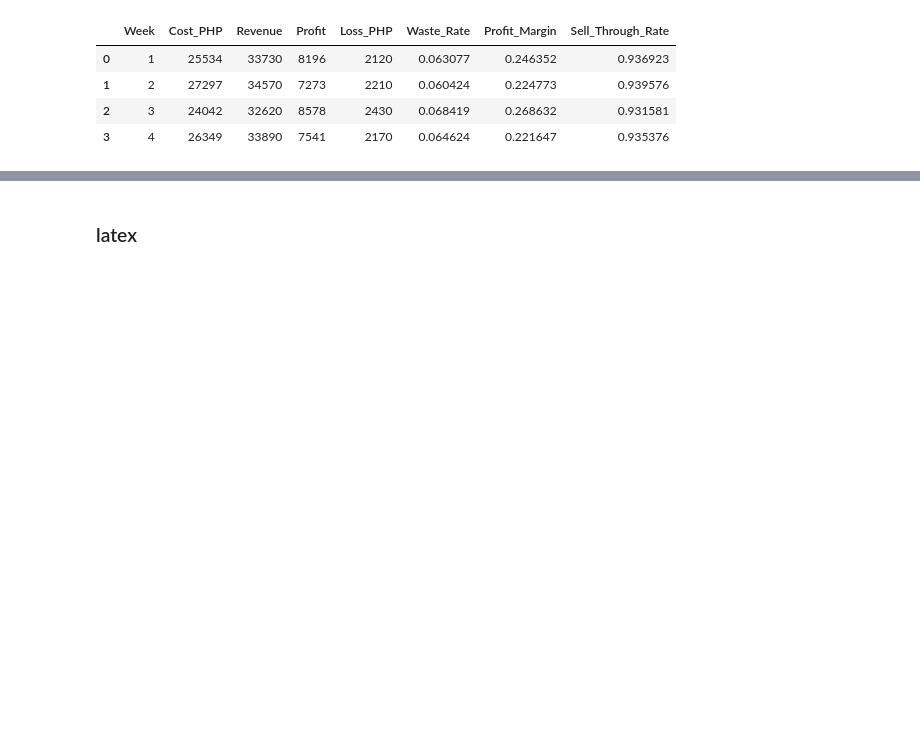
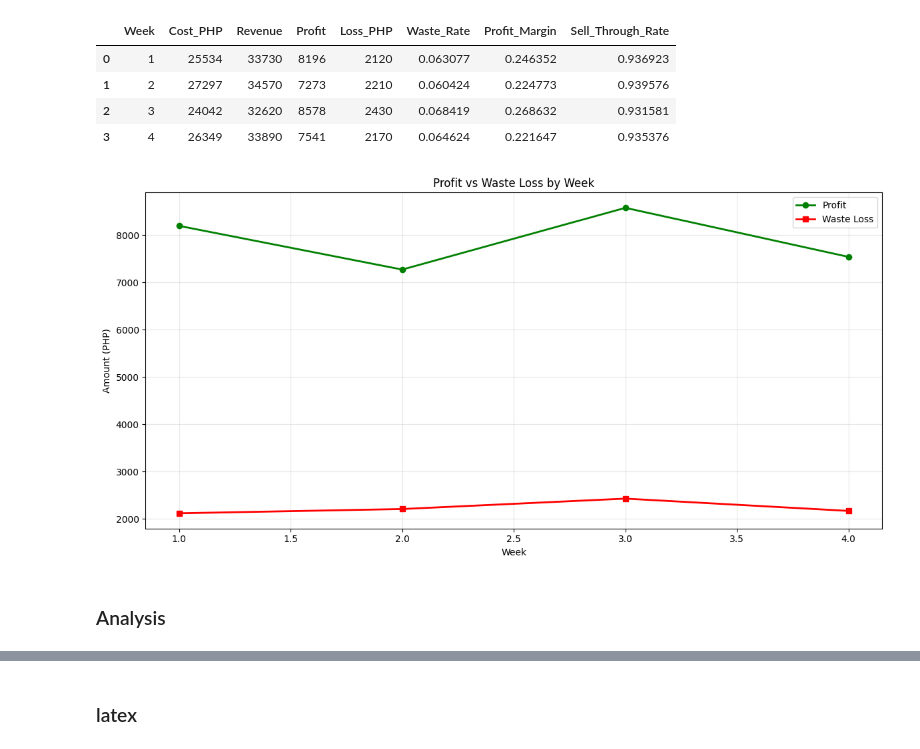
Before and after one commit to baldeoJV/CCDATS1L_PROJECT, a Jupyter notebook: datasci.ipynb, the cells around one changed output, grey strips where cells are left out. Cells and saved outputs as stored; diff of their text form; code cells hidden in the pictures; blank space fills up the shorter version.

```diff
--- a/datasci.ipynb
+++ b/datasci.ipynb
@@ -184,3 +232,20 @@ data.groupby('Week').agg(
 | 1 | 2 | 27297 | 34570 | 7273 | 2210 | 0.060424 | 0.224773 | 0.939576 |
 | 2 | 3 | 24042 | 32620 | 8578 | 2430 | 0.068419 | 0.268632 | 0.931581 |
 | 3 | 4 | 26349 | 33890 | 7541 | 2170 | 0.064624 | 0.221647 | 0.935376 |
+# %%
+fig, ax = plt.subplots(figsize=(12, 6))
+
+ax.plot(weekly_summary.index, weekly_summary['Profit'], marker='o', label='Profit', color='green', linewidth=2)
+ax.plot(weekly_summary.index, weekly_summary['Loss_PHP'], marker='s', label='Waste Loss', color='red', linewidth=2)
+
+ax.set_xlabel('Week')
+ax.set_ylabel('Amount (PHP)')
+ax.set_title('Profit vs Waste Loss by Week')
+ax.legend()
+ax.grid(True, alpha=0.3)
+plt.tight_layout()
+plt.show()
+# %% [output]
+[figure, added]
+# %% [markdown]
+### Analysis
```
Also changed, not shown: parts of 14 cells of this notebook.
